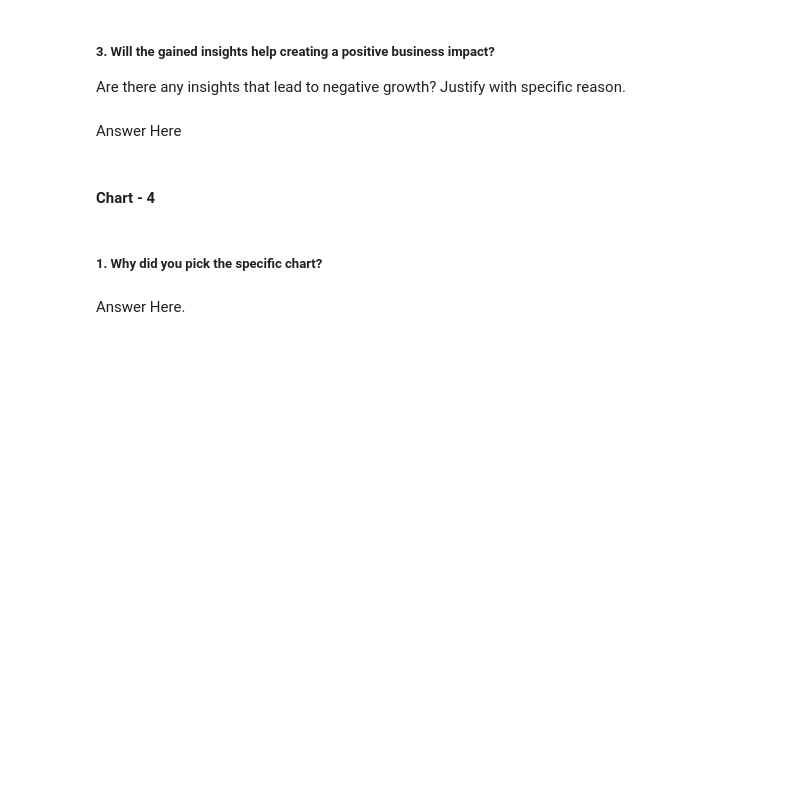
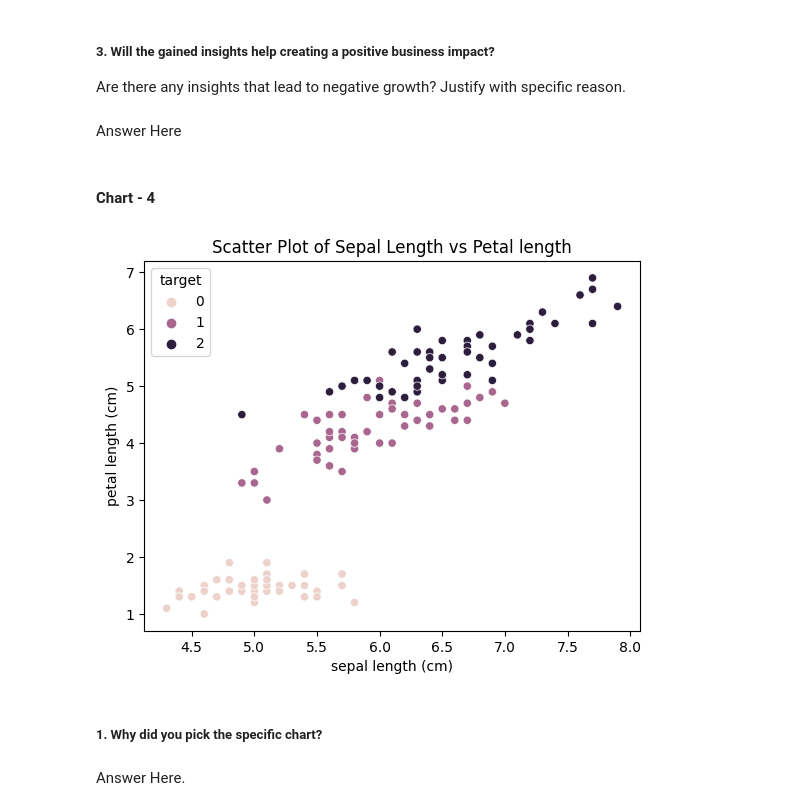
Before and after one commit to v1git12/Iris-Flower-Classification, a Jupyter notebook: Iris_Flower_Classification_.ipynb, the cells around one changed output. Cells and saved outputs as stored; diff of their text form; code cells hidden in the pictures; blank space fills up the shorter version.

```diff
--- a/Iris_Flower_Classification_.ipynb
+++ b/Iris_Flower_Classification_.ipynb
@@ -227,3 +325,12 @@ Answer Here
+# %%
+# Chart - 4 visualization code
+
+# Scatter plot of Sepal Length vs. petal length
+sns.scatterplot(x='sepal length (cm)', y='petal length (cm)', hue='target', data=df)
+plt.title('Scatter Plot of Sepal Length vs Petal length')
+plt.show()
+# %% [output]
+[figure, added]
 # %% [markdown]
 ##### 1. Why did you pick the specific chart?
 # %% [markdown]
```
Also changed, not shown: parts of 69 cells of this notebook.
